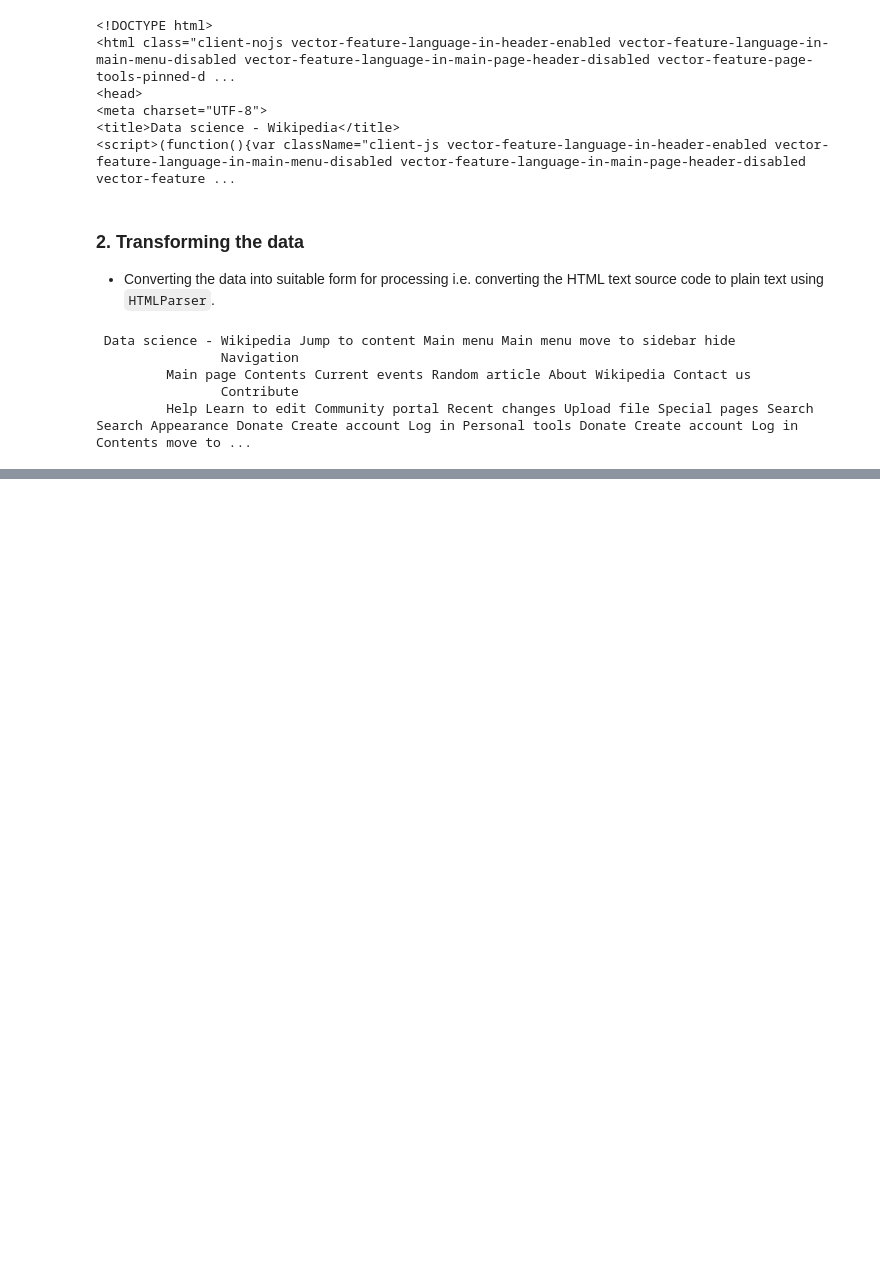
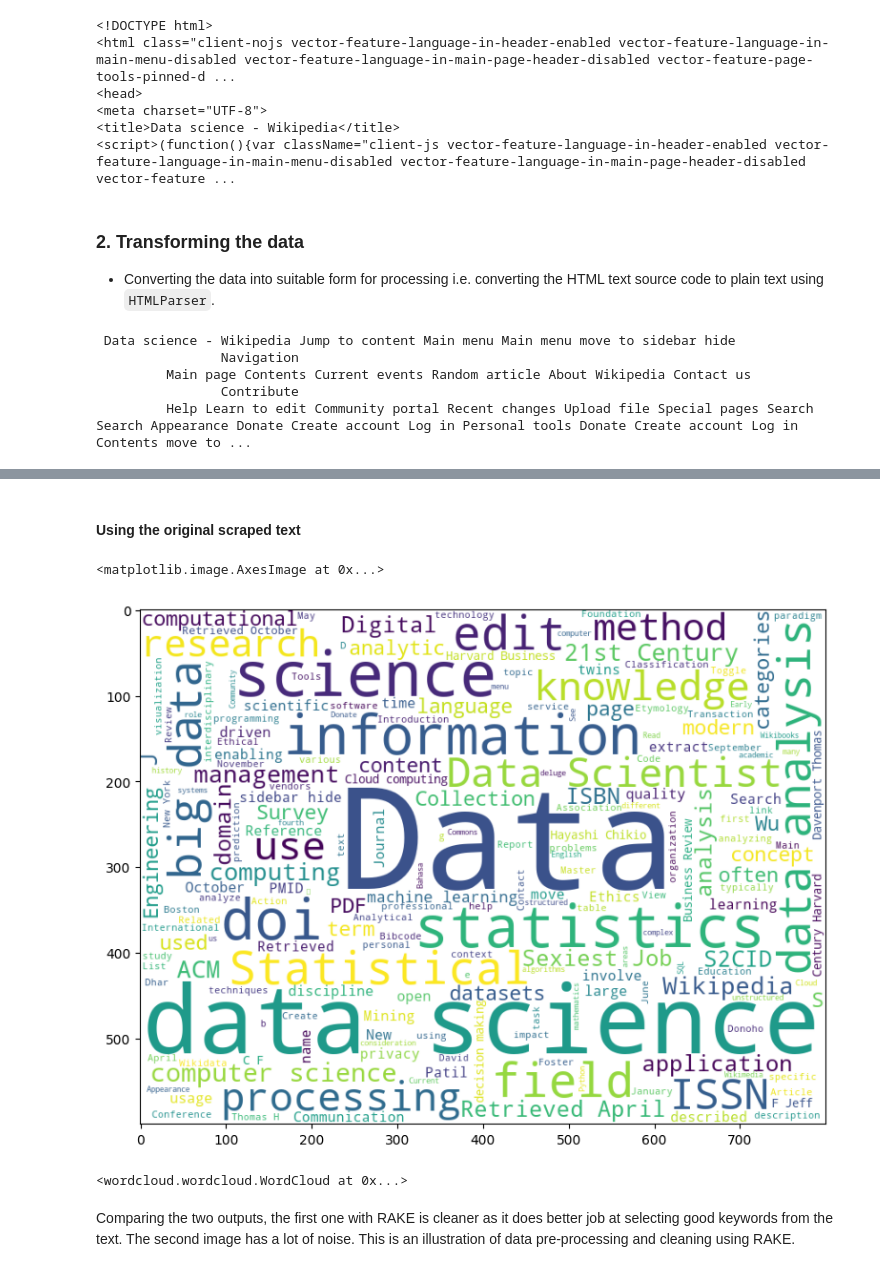
Before and after one commit to dhiraj-rk/Data-Science-Practise, a Jupyter notebook: Phase-1/Day01.ipynb, the cells around one changed output, grey strips where cells are left out. Saved outputs shown, nothing was run; the diff lists cells and outputs as text; code cells hidden in the pictures; blank space fills up the shorter version.

```diff
--- a/Phase-1/Day01.ipynb
+++ b/Phase-1/Day01.ipynb
@@ -63,0 +135,15 @@ print(response_text[:1000])
+# %% [markdown]
+#### Using the original scraped text
+# %%
+plt.figure(figsize=(15,7))
+plt.imshow(wc.generate(response_text))
+# %% [output]
+<matplotlib.image.AxesImage at 0x...>
+[figure, added]
+# %%
+# Save as file
+wc.generate(response_text).to_file('../images/ds_wordcloud.png')
+# %% [output]
+<wordcloud.wordcloud.WordCloud at 0x...>
+# %% [markdown]
+Comparing the two outputs, the first one with RAKE is cleaner as it does better job at selecting good keywords from the text. The second image has a lot of noise. This is an illustration of data pre-processing and cleaning using RAKE.
```
Also changed, not shown: parts of 14 cells of this notebook, 1 other file.
